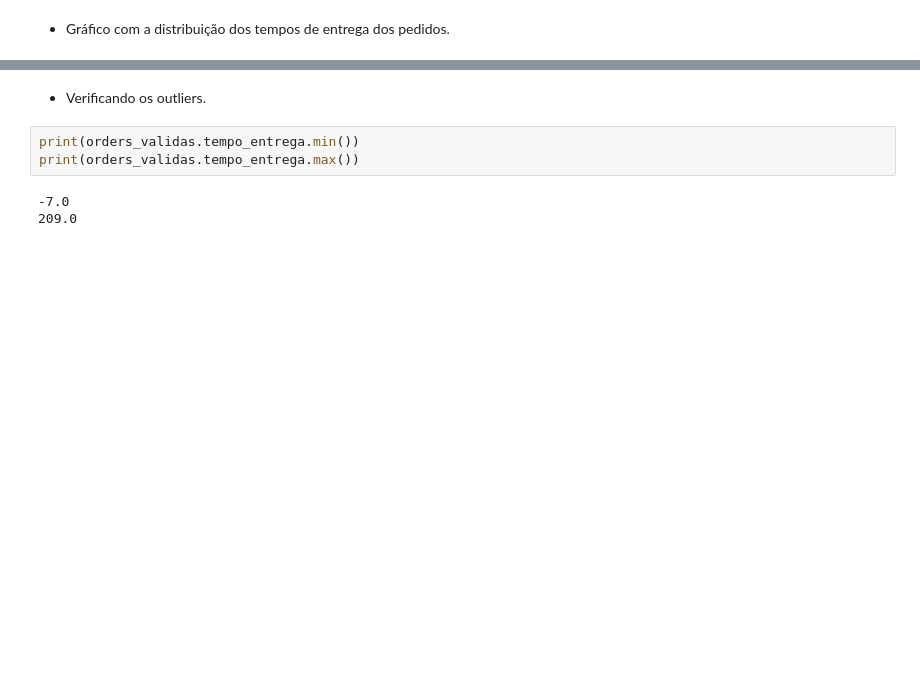
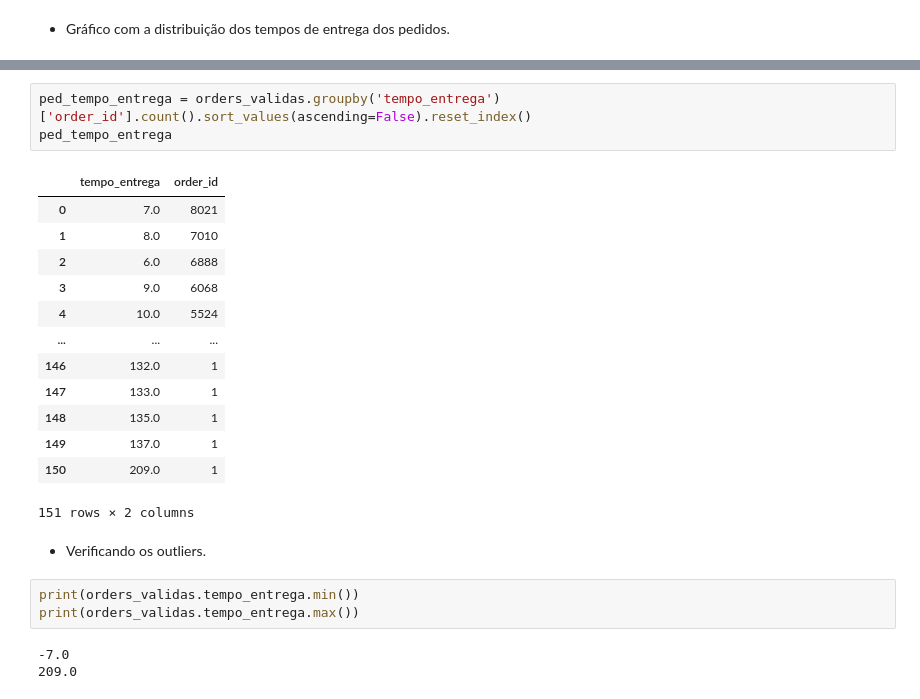
Before and after one commit to LucyMenges/Tech_Dados, a Jupyter notebook: Olist.ipynb, the cells around one changed output, grey strips where cells are left out. Cells and saved outputs as stored; diff of their text form; blank space fills up the shorter version.

```diff
--- a/Olist.ipynb
+++ b/Olist.ipynb
@@ -477,3 +495,20 @@ plt.show
+# %%
+ped_tempo_entrega = orders_validas.groupby('tempo_entrega')['order_id'].count().sort_values(ascending=False).reset_index()
+ped_tempo_entrega
+# %% [output]
+|  | tempo_entrega | order_id |
+| 0 | 7.0 | 8021 |
+| 1 | 8.0 | 7010 |
+| 2 | 6.0 | 6888 |
+| 3 | 9.0 | 6068 |
+| 4 | 10.0 | 5524 |
+| ... | ... | ... |
+| 146 | 132.0 | 1 |
+| 147 | 133.0 | 1 |
+| 148 | 135.0 | 1 |
+| 149 | 137.0 | 1 |
+| 150 | 209.0 | 1 |
+151 rows × 2 columns
 # %% [markdown]
 * Verificando os outliers.
 # %%
```
Also changed, not shown: parts of 32 cells of this notebook, 1 other file.
